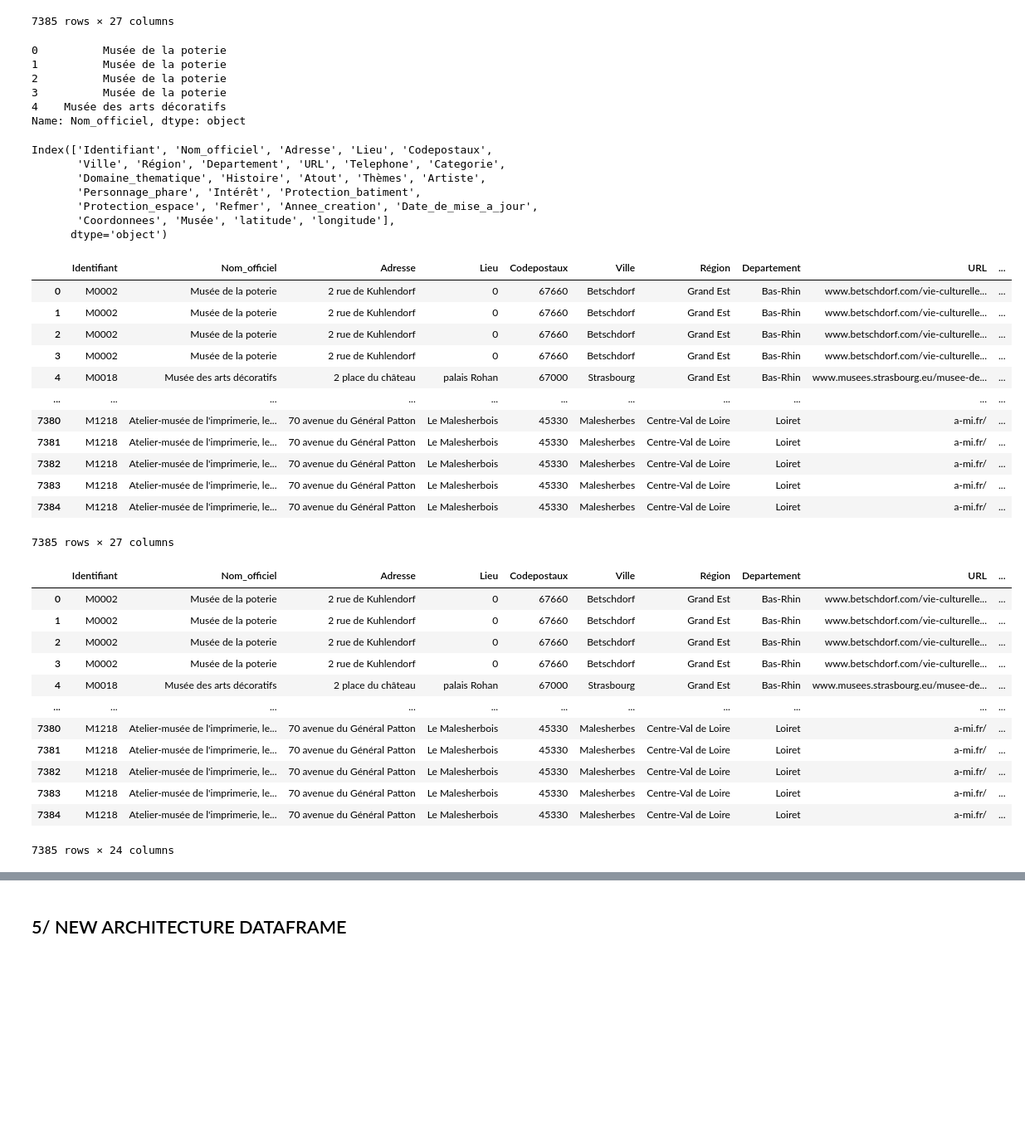
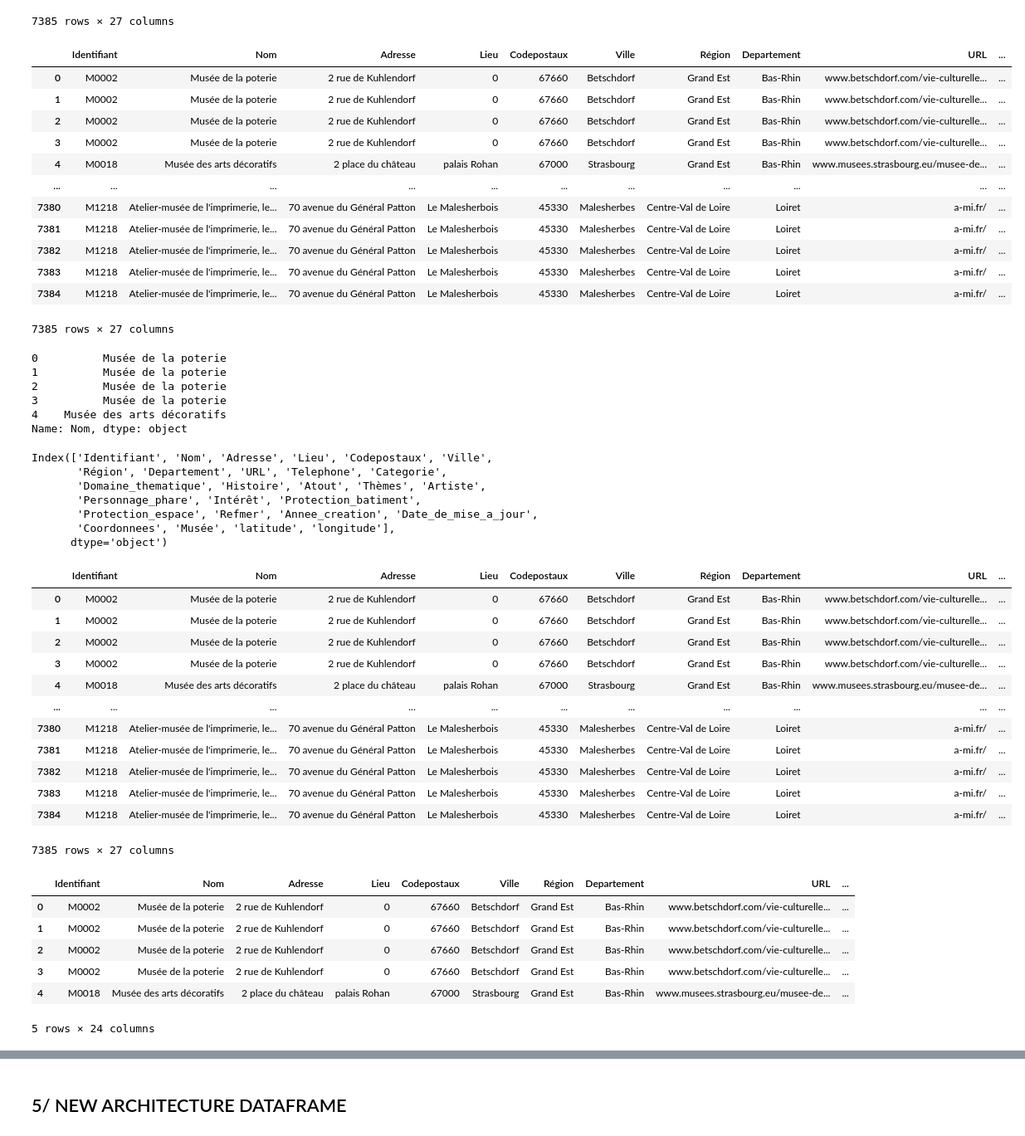
Before and after one commit to khady2708/projet-stage, a Jupyter notebook: villes.ipynb, the cells around one changed output, grey strips where cells are left out. Shown at 83% size. Saved outputs shown, nothing was run; the diff lists cells and outputs as text; code cells hidden in the pictures; blank space fills up the shorter version.

```diff
--- a/villes.ipynb
+++ b/villes.ipynb
@@ -616,20 +624,38 @@ concat_musee_dataframe
 # %%
 
 concat_musee_dataframe['Nom_officiel'] = concat_musee_dataframe['Nom_officiel'].apply(lambda word: word[0].upper() + word[1:].lower() if isinstance(word, str) and word[0].islower() else word)
+# %%
+concat_musee_dataframe.rename(columns={"Nom_officiel": "Nom"}, inplace=True)
+# %%
+concat_musee_dataframe
+# %% [output]
+|  | Identifiant | Nom | Adresse | Lieu | Codepostaux | Ville | Région | Departement | URL | ... |
+| 0 | M0002 | Musée de la poterie | 2 rue de Kuhlendorf | 0 | 67660 | Betschdorf | Grand Est | Bas-Rhin | www.betschdorf.com/vie-culturelle... | ... |
+| 1 | M0002 | Musée de la poterie | 2 rue de Kuhlendorf | 0 | 67660 | Betschdorf | Grand Est | Bas-Rhin | www.betschdorf.com/vie-culturelle... | ... |
+| 2 | M0002 | Musée de la poterie | 2 rue de Kuhlendorf | 0 | 67660 | Betschdorf | Grand Est | Bas-Rhin | www.betschdorf.com/vie-culturelle... | ... |
+| 3 | M0002 | Musée de la poterie | 2 rue de Kuhlendorf | 0 | 67660 | Betschdorf | Grand Est | Bas-Rhin | www.betschdorf.com/vie-culturelle... | ... |
+| 4 | M0018 | Musée des arts décoratifs | 2 place du château | palais Rohan | 67000 | Strasbourg | Grand Est | Bas-Rhin | www.musees.strasbourg.eu/musee-de... | ... |
+| ... | ... | ... | ... | ... | ... | ... | ... | ... | ... | ... |
+| 7380 | M1218 | Atelier-musée de l'imprimerie, le... | 70 avenue du Général Patton | Le Malesherbois | 45330 | Malesherbes | Centre-Val de Loire | Loiret | a-mi.fr/ | ... |
+| 7381 | M1218 | Atelier-musée de l'imprimerie, le... | 70 avenue du Général Patton | Le Malesherbois | 45330 | Malesherbes | Centre-Val de Loire | Loiret | a-mi.fr/ | ... |
+| 7382 | M1218 | Atelier-musée de l'imprimerie, le... | 70 avenue du Général Patton | Le Malesherbois | 45330 | Malesherbes | Centre-Val de Loire | Loiret | a-mi.fr/ | ... |
+| 7383 | M1218 | Atelier-musée de l'imprimerie, le... | 70 avenue du Général Patton | Le Malesherbois | 45330 | Malesherbes | Centre-Val de Loire | Loiret | a-mi.fr/ | ... |
+| 7384 | M1218 | Atelier-musée de l'imprimerie, le... | 70 avenue du Général Patton | Le Malesherbois | 45330 | Malesherbes | Centre-Val de Loire | Loiret | a-mi.fr/ | ... |
+7385 rows × 27 columns
 # %%
-concat_musee_dataframe['Nom_officiel'].head(5)
+concat_musee_dataframe['Nom'].head(5)
 # %% [output]
 0          Musée de la poterie
 1          Musée de la poterie
 2          Musée de la poterie
 3          Musée de la poterie
 4    Musée des arts décoratifs
-Name: Nom_officiel, dtype: object
+Name: Nom, dtype: object
 # %%
 concat_musee_dataframe.columns
 # %% [output]
-Index(['Identifiant', 'Nom_officiel', 'Adresse', 'Lieu', 'Codepostaux',
-       'Ville', 'Région', 'Departement', 'URL', 'Telephone', 'Categorie',
+Index(['Identifiant', 'Nom', 'Adresse', 'Lieu', 'Codepostaux', 'Ville',
+       'Région', 'Departement', 'URL', 'Telephone', 'Categorie',
        'Domaine_thematique', 'Histoire', 'Atout', 'Thèmes', 'Artiste',
        'Personnage_phare', 'Intérêt', 'Protection_batiment',
        'Protection_espace', 'Refmer', 'Annee_creation', 'Date_de_mise_a_jour',
@@ -638,7 +664,7 @@ Index(['Identifiant', 'Nom_officiel', 'Adresse', 'Lieu', 'Codepostaux',
 # %%
 concat_musee_dataframe
 # %% [output]
-|  | Identifiant | Nom_officiel | Adresse | Lieu | Codepostaux | Ville | Région | Departement | URL | ... |
+|  | Identifiant | Nom | Adresse | Lieu | Codepostaux | Ville | Région | Departement | URL | ... |
 | 0 | M0002 | Musée de la poterie | 2 rue de Kuhlendorf | 0 | 67660 | Betschdorf | Grand Est | Bas-Rhin | www.betschdorf.com/vie-culturelle... | ... |
 | 1 | M0002 | Musée de la poterie | 2 rue de Kuhlendorf | 0 | 67660 | Betschdorf | Grand Est | Bas-Rhin | www.betschdorf.com/vie-culturelle... | ... |
 | 2 | M0002 | Musée de la poterie | 2 rue de Kuhlendorf | 0 | 67660 | Betschdorf | Grand Est | Bas-Rhin | www.betschdorf.com/vie-culturelle... | ... |
@@ -652,25 +678,19 @@ concat_musee_dataframe
 | 7384 | M1218 | Atelier-musée de l'imprimerie, le... | 70 avenue du Général Patton | Le Malesherbois | 45330 | Malesherbes | Centre-Val de Loire | Loiret | a-mi.fr/ | ... |
 7385 rows × 27 columns
 # %%
-columns = ['Identifiant', 'Nom_officiel', 'Adresse', 'Lieu', 'Codepostaux',
+columns = ['Identifiant', 'Nom', 'Adresse', 'Lieu', 'Codepostaux',
        'Ville', 'Région', 'Departement', 'URL', 'Telephone', 'Categorie',
        'Domaine_thematique', 'Histoire', 'Atout', 'Thèmes', 'Artiste',
        'Personnage_phare', 'Intérêt', 'Annee_creation',
        'Coordonnees', 'Musée', 'Codepostaux', 'latitude', 'longitude']
 # %%
 concat_musee_dataframe = concat_musee_dataframe[columns]
-concat_musee_dataframe
+concat_musee_dataframe.head(5)
 # %% [output]
-|  | Identifiant | Nom_officiel | Adresse | Lieu | Codepostaux | Ville | Région | Departement | URL | ... |
+|  | Identifiant | Nom | Adresse | Lieu | Codepostaux | Ville | Région | Departement | URL | ... |
 | 0 | M0002 | Musée de la poterie | 2 rue de Kuhlendorf | 0 | 67660 | Betschdorf | Grand Est | Bas-Rhin | www.betschdorf.com/vie-culturelle... | ... |
 | 1 | M0002 | Musée de la poterie | 2 rue de Kuhlendorf | 0 | 67660 | Betschdorf | Grand Est | Bas-Rhin | www.betschdorf.com/vie-culturelle... | ... |
 | 2 | M0002 | Musée de la poterie | 2 rue de Kuhlendorf | 0 | 67660 | Betschdorf | Grand Est | Bas-Rhin | www.betschdorf.com/vie-culturelle... | ... |
 | 3 | M0002 | Musée de la poterie | 2 rue de Kuhlendorf | 0 | 67660 | Betschdorf | Grand Est | Bas-Rhin | www.betschdorf.com/vie-culturelle... | ... |
 | 4 | M0018 | Musée des arts décoratifs | 2 place du château | palais Rohan | 67000 | Strasbourg | Grand Est | Bas-Rhin | www.musees.strasbourg.eu/musee-de... | ... |
-| ... | ... | ... | ... | ... | ... | ... | ... | ... | ... | ... |
-| 7380 | M1218 | Atelier-musée de l'imprimerie, le... | 70 avenue du Général Patton | Le Malesherbois | 45330 | Malesherbes | Centre-Val de Loire | Loiret | a-mi.fr/ | ... |
-| 7381 | M1218 | Atelier-musée de l'imprimerie, le... | 70 avenue du Général Patton | Le Malesherbois | 45330 | Malesherbes | Centre-Val de Loire | Loiret | a-mi.fr/ | ... |
-| 7382 | M1218 | Atelier-musée de l'imprimerie, le... | 70 avenue du Général Patton | Le Malesherbois | 45330 | Malesherbes | Centre-Val de Loire | Loiret | a-mi.fr/ | ... |
-| 7383 | M1218 | Atelier-musée de l'imprimerie, le... | 70 avenue du Général Patton | Le Malesherbois | 45330 | Malesherbes | Centre-Val de Loire | Loiret | a-mi.fr/ | ... |
-| 7384 | M1218 | Atelier-musée de l'imprimerie, le... | 70 avenue du Général Patton | Le Malesherbois | 45330 | Malesherbes | Centre-Val de Loire | Loiret | a-mi.fr/ | ... |
-7385 rows × 24 columns
+5 rows × 24 columns
```
Also changed, not shown: parts of 19 cells of this notebook, 7 other files.
